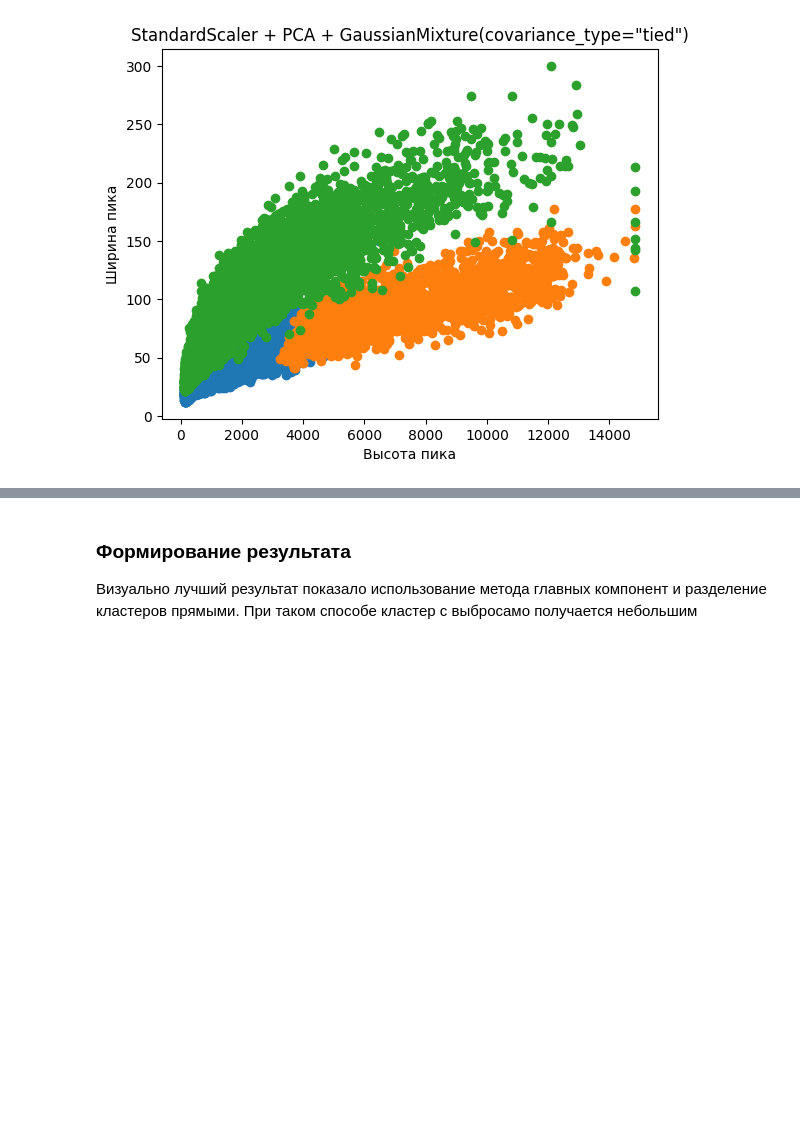
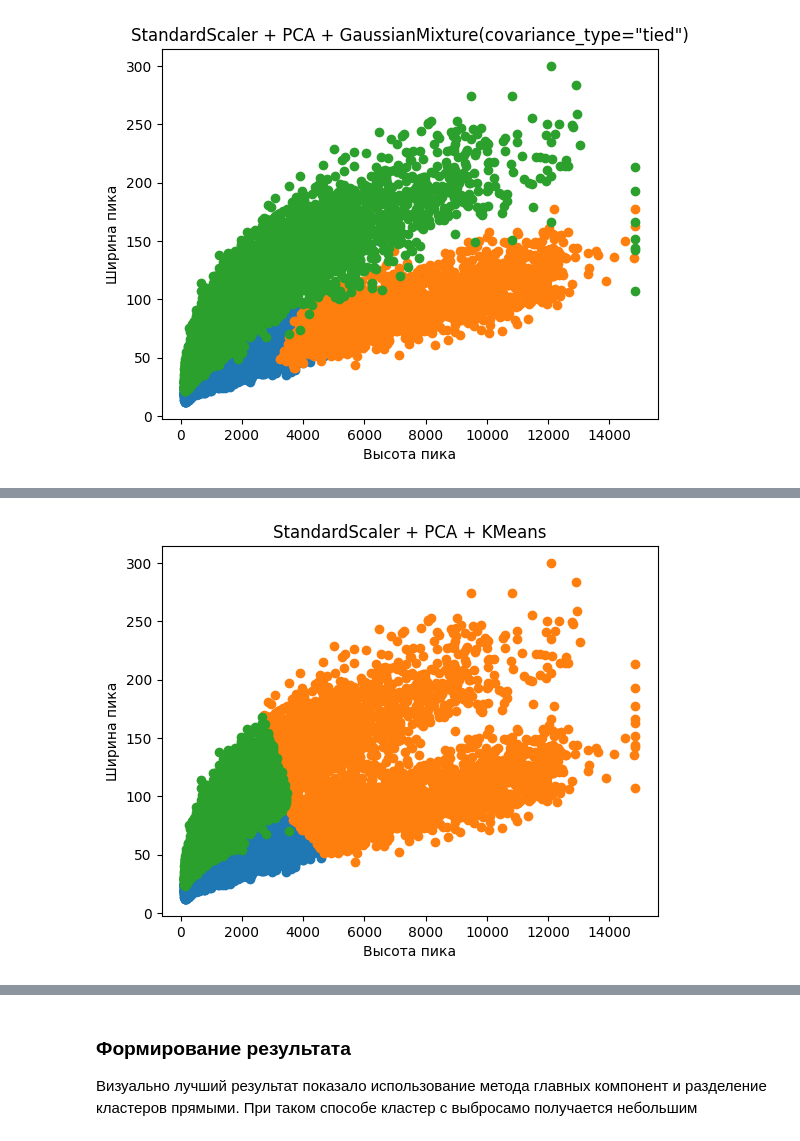
Before and after one commit to marovudam/ml_final_clustering, a Jupyter notebook: solution_final.ipynb, the cells around one changed output, grey strips where cells are left out. Saved outputs shown, nothing was run; the diff lists cells and outputs as text; code cells hidden in the pictures; blank space fills up the shorter version.

```diff
--- a/solution_final.ipynb
+++ b/solution_final.ipynb
@@ -322,0 +343,21 @@ plt.show()
+# %%
+scaler = StandardScaler()
+data_scaled = scaler.fit_transform(data)
+
+pca = PCA()
+data_pca_np = pca.fit_transform(data_scaled)
+data_pca = pd.DataFrame(data_pca_np)
+
+data_for_kmeans = data_pca.copy()
+kmeans = KMeans(n_clusters=3, random_state=42)
+data_for_kmeans["label"] = kmeans.fit_predict(data_for_kmeans)
+# %%
+plt.title("StandardScaler + PCA + KMeans")
+for i in range(3):
+    cluster = data[data_for_kmeans["label"] == i]
+    plt.scatter(cluster["peak_height"], cluster["peak_width"])
+plt.xlabel("Высота пика")
+plt.ylabel("Ширина пика")
+plt.show()
+# %% [output]
+[figure, added]
```
Also changed, not shown: parts of 15 cells of this notebook.
